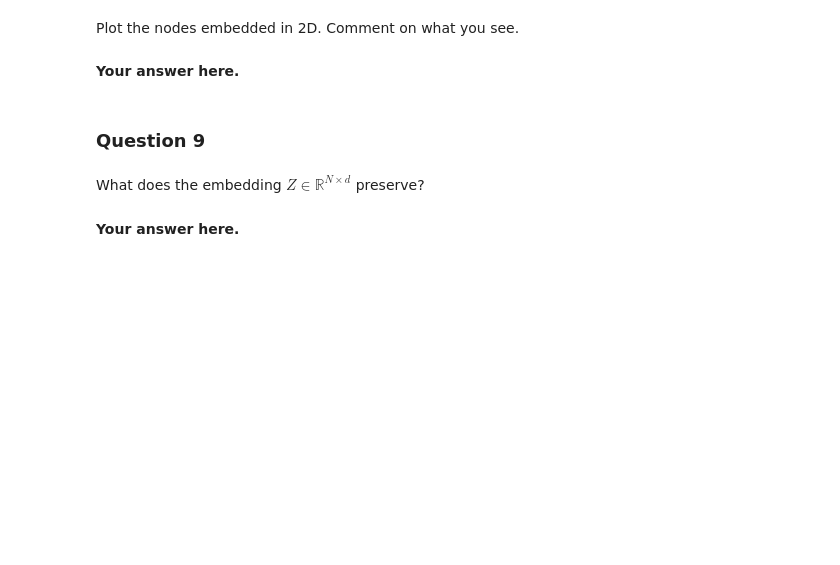
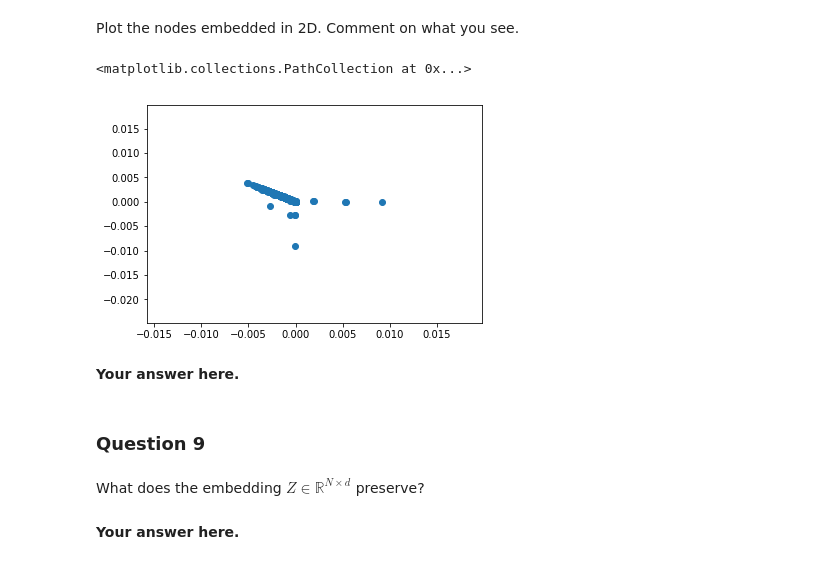
Before and after one commit to illorens/NTDS, a Jupyter notebook: 3_spectral_graph_theory.ipynb, the cells around one changed output. Drawn from its saved outputs; the diff is of its cells as text; code cells hidden in the pictures; blank space fills up the shorter version.

```diff
--- a/3_spectral_graph_theory.ipynb
+++ b/3_spectral_graph_theory.ipynb
@@ -209,0 +229,2 @@ A partial eigendecomposition scales as $\Omega(k |\mathcal{E}|$), while a comple
+# %%
+biggest_laplacian = laplacian_combinatorial
@@ -210,2 +233,8 @@ A partial eigendecomposition scales as $\Omega(k |\mathcal{E}|$), while a comple
+# %%
+b_eigenvalues, b_eigenvectors = scipy.sparse.linalg.eigs(biggest_laplacian, k=3, which = 'SR')
+
+assert b_eigenvectors.shape == (n_nodes_b, 3)
+# %%
+b_eigenvectors = np.real(b_eigenvectors)
 # %% [markdown]
 Plot the nodes embedded in 2D. Comment on what you see.
@@ -214,3 +241,11 @@ Plot the nodes embedded in 2D. Comment on what you see.
+# %%
+projection_x = np.matmul(biggest_adjacency,b_eigenvectors[:,1])
+projection_y = np.matmul(biggest_adjacency,b_eigenvectors[:,2])
+# %%
+plt.scatter(projection_x,projection_y)
+# %% [output]
+<matplotlib.collections.PathCollection at 0x...>
+[figure, added]
 # %% [markdown]
 **Your answer here.**
 # %% [markdown]
```
Also changed, not shown: parts of 10 cells of this notebook.
